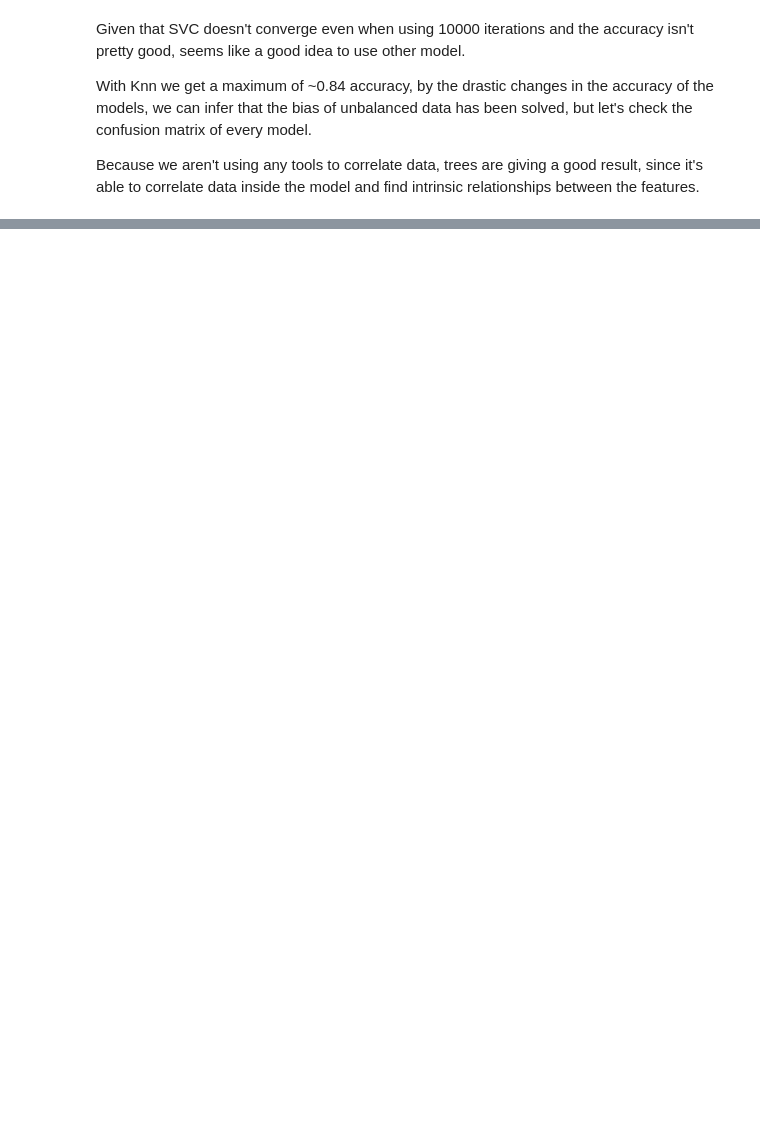
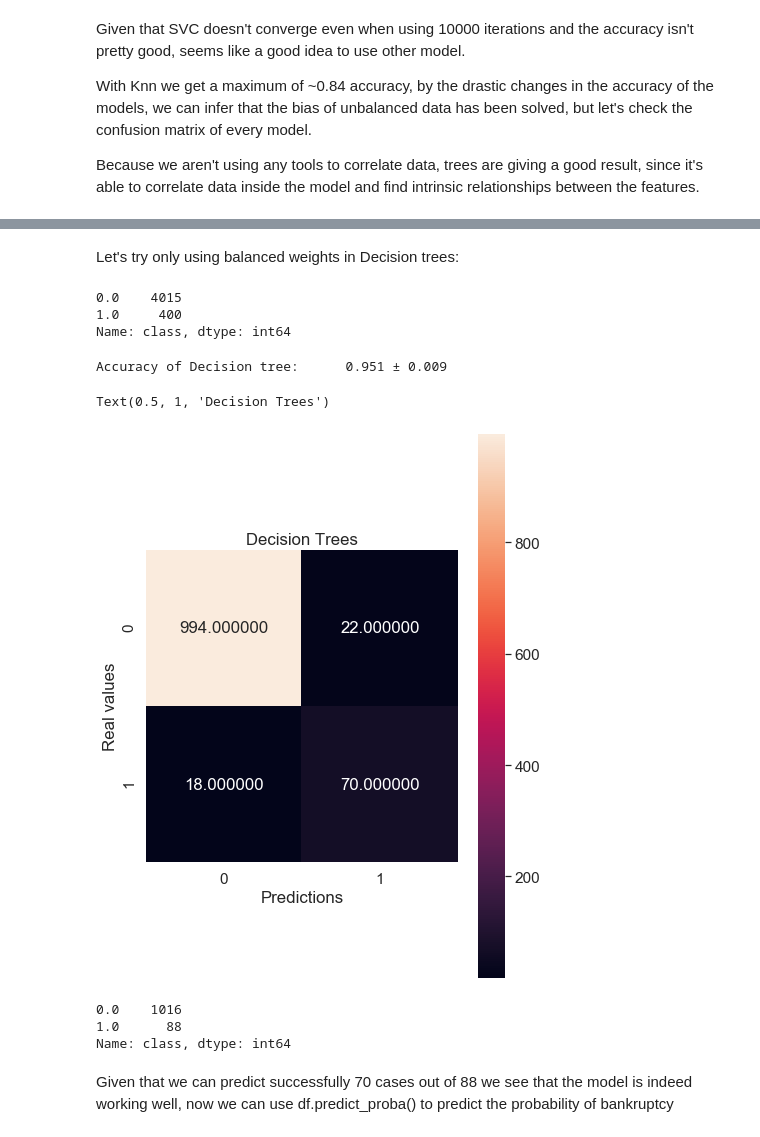
Before and after one commit to Villamaru/Data_science_test_Jampp, a Jupyter notebook: 3 - Data Science.ipynb, the cells around one changed output, grey strips where cells are left out. Drawn from its saved outputs; the diff is of its cells as text; code cells hidden in the pictures; blank space fills up the shorter version.

Commit message:
Tercera versión del problema 3
Se añadieron comentarios acerca del posible camino a seguir para mejorar el modelo

```diff
--- a/3 - Data Science.ipynb
+++ b/3 - Data Science.ipynb
@@ -209,0 +210,47 @@ Text(0.5, 256.18, 'Predictions')
+# %% [markdown]
+Let's try only using balanced weights in Decision trees:
+# %%
+df_to_model.dropna()["class"].value_counts()
+# %% [output]
+0.0    4015
+1.0     400
+Name: class, dtype: int64
+# %%
+#Decision tree
+#Train test split
+X = df_to_model.dropna().drop(["class"],axis=1)
+y = df_to_model.dropna()["class"]
+
+X_train, X_test, y_train, y_test = train_test_split(X, y, random_state=13)
+y_train = np.ravel(y_train)
+
+cv = StratifiedKFold(n_splits=3, random_state=41, shuffle=True)
+dt = DecisionTreeClassifier(class_weight={0:9,1:1})
+s = cross_val_score(dt, X_train, y_train, cv=cv, n_jobs=-1)
+
+print("Accuracy of {}:\t{:0.3} ± {:0.3}".format( \
+        "Decision tree", s.mean().round(3), s.std().round(3)))
+# %% [output]
+Accuracy of Decision tree:      0.951 ± 0.009
+# %%
+dt.fit(X_train,y_train)
+y_pred = dt.predict(X_test)
+# %%
+plt.figure(figsize = (7,10))
+sns.set(font_scale=1.4)
+sns.heatmap(metrics.confusion_matrix(y_test, y_pred),annot=True,fmt="f",square=True)
+plt.autoscale()
+plt.ylabel('Real values')
+plt.xlabel('Predictions')
+plt.title("Decision Trees")
+# %% [output]
+Text(0.5, 1, 'Decision Trees')
+[figure, added]
+# %%
+print(pd.Series(y_test).value_counts())
+# %% [output]
+0.0    1016
+1.0      88
+Name: class, dtype: int64
+# %% [markdown]
+Given that we can predict successfully 70 cases out of 88 we see that the model is indeed working well, now we can use df.predict_proba() to predict the probability of bankruptcy
```
Also changed, not shown: parts of 6 cells of this notebook.
